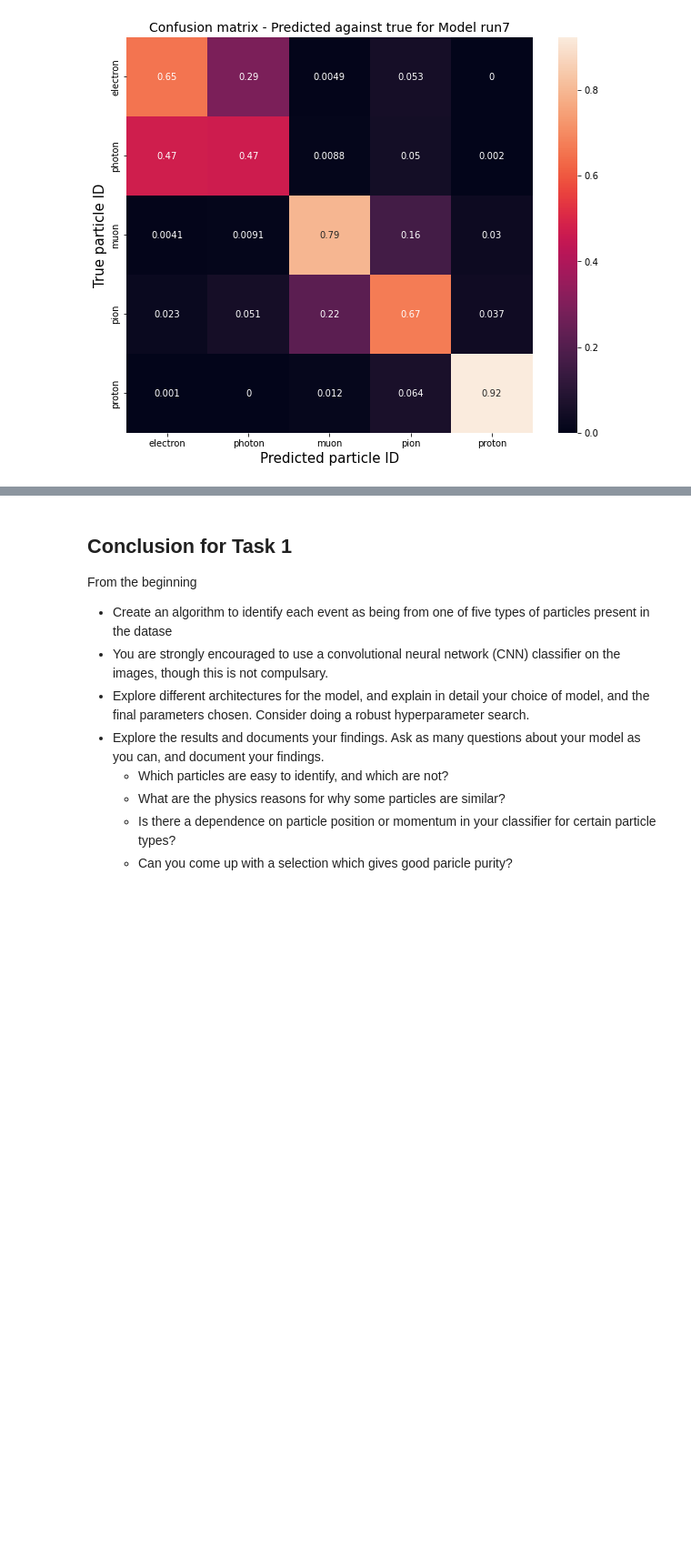
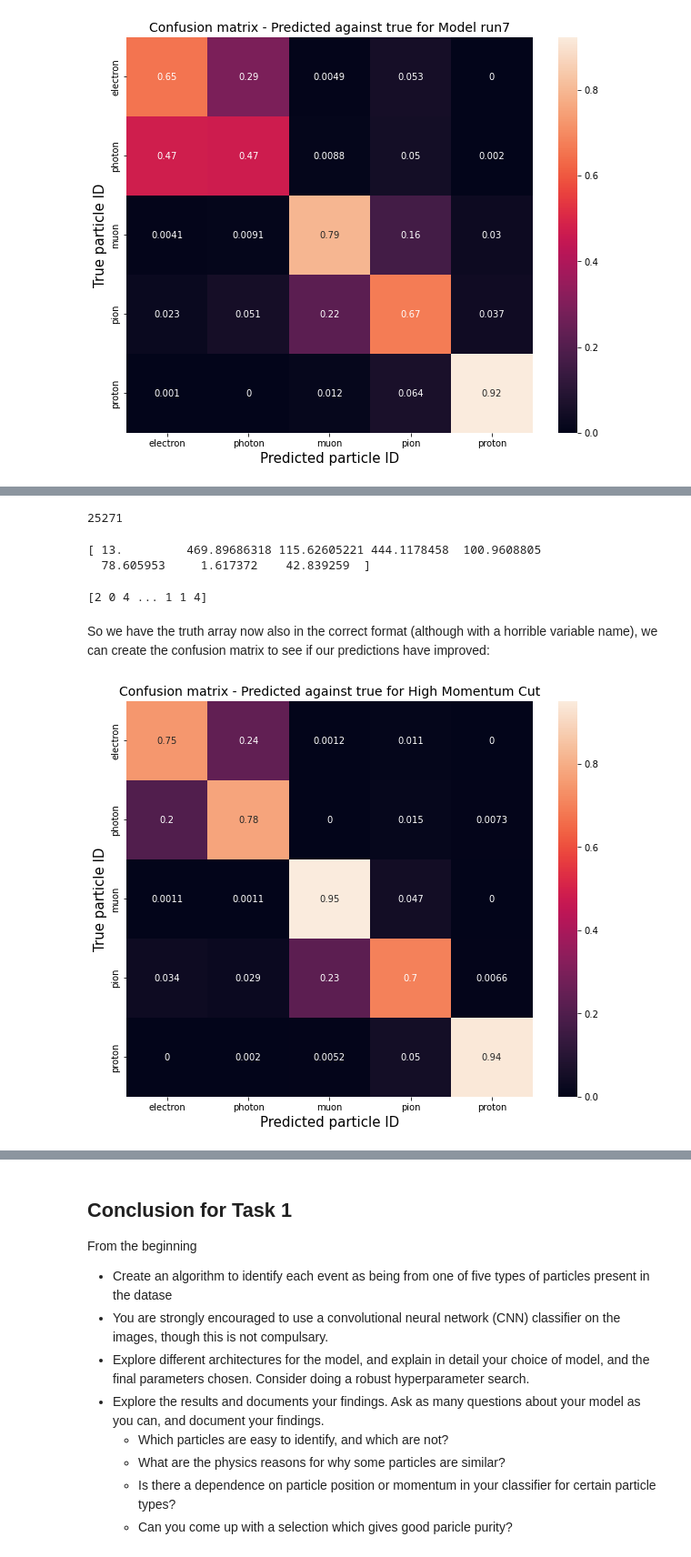
Before and after one commit to CasperMcTavish/DAML, a Jupyter notebook: Project1_ML.ipynb, the cells around one changed output, grey strips where cells are left out. Shown at 91% size. Cells and saved outputs as stored; diff of their text form; code cells hidden in the pictures; blank space fills up the shorter version.

```diff
--- a/Project1_ML.ipynb
+++ b/Project1_ML.ipynb
@@ -1425,0 +1545,6 @@ While I would like to remove this low momentum section for the 'pure cut' of our
+# %%
+# Predict using best model, now with low momentum removed.
+test_pred_low_mom = run1.predict(full_array[:validation_slice])
+# %%
+# Pull out the highest predictions
+test_pred_low_mom_max = np.argmax(test_pred_low_mom, axis = 1)
@@ -1425,0 +1553,43 @@ While I would like to remove this low momentum section for the 'pure cut' of our
+# %%
+# Taking out low momentum elements
+array_truth = []
+# hardcoded to 40000 as I couldnt find a better way to get particle data out
+for i in range(40000):
+    if i in low_mom_list:
+        #print("Low Value! Avoided!")
+        continue;
+    else:
+        array_truth.append(truth_test[i])
+print(len(array_truth))
+# %% [output]
+25271
+# %%
+# Its not in the right format, need to apply truth_test_id method to it
+print(array_truth[0])
+# %% [output]
+[ 13.         469.89686318 115.62605221 444.1178458  100.9608805
+  78.605953     1.617372    42.839259  ]
+# %%
+truth_test_id_low_mom = [item[0] for item in array_truth]
+for j in range(len(part_id_con)):
+    truth_test_id_low_mom = [part_id_con[j] if x==[particles[j]] else x for x in truth_test_id_low_mom]
+truth_test_id_low_mom = np.array(truth_test_id_low_mom)
+# %%
+print(truth_test_id_low_mom)
+# %% [output]
+[2 0 4 ... 1 1 4]
+# %% [markdown]
+So we have the truth array now also in the correct format (although with a horrible variable name), we can create the confusion matrix to see if our predictions have improved:
+# %%
+matrix = confusion_matrix(truth_test_id_low_mom[:validation_slice], test_pred_low_mom_max, normalize='true')
+df_cm = pd.DataFrame(matrix, index = particle_names, columns = particle_names)
+plt.figure(figsize = (10,8))
+sns.heatmap(df_cm, annot=True)
+plt.title('Confusion matrix - Predicted against true for High Momentum Cut', fontsize = 14)
+plt.xlabel('Predicted particle ID', fontsize = 15)
+plt.ylabel('True particle ID', fontsize = 15)
+plt.savefig('confusionmatrix_high_mom' + '.pdf')
+plt.savefig('confusionmatrix_high_mom' + '.png')
+plt.show()
+# %% [output]
+[figure, added]
```
Also changed, not shown: parts of 108 cells of this notebook.
